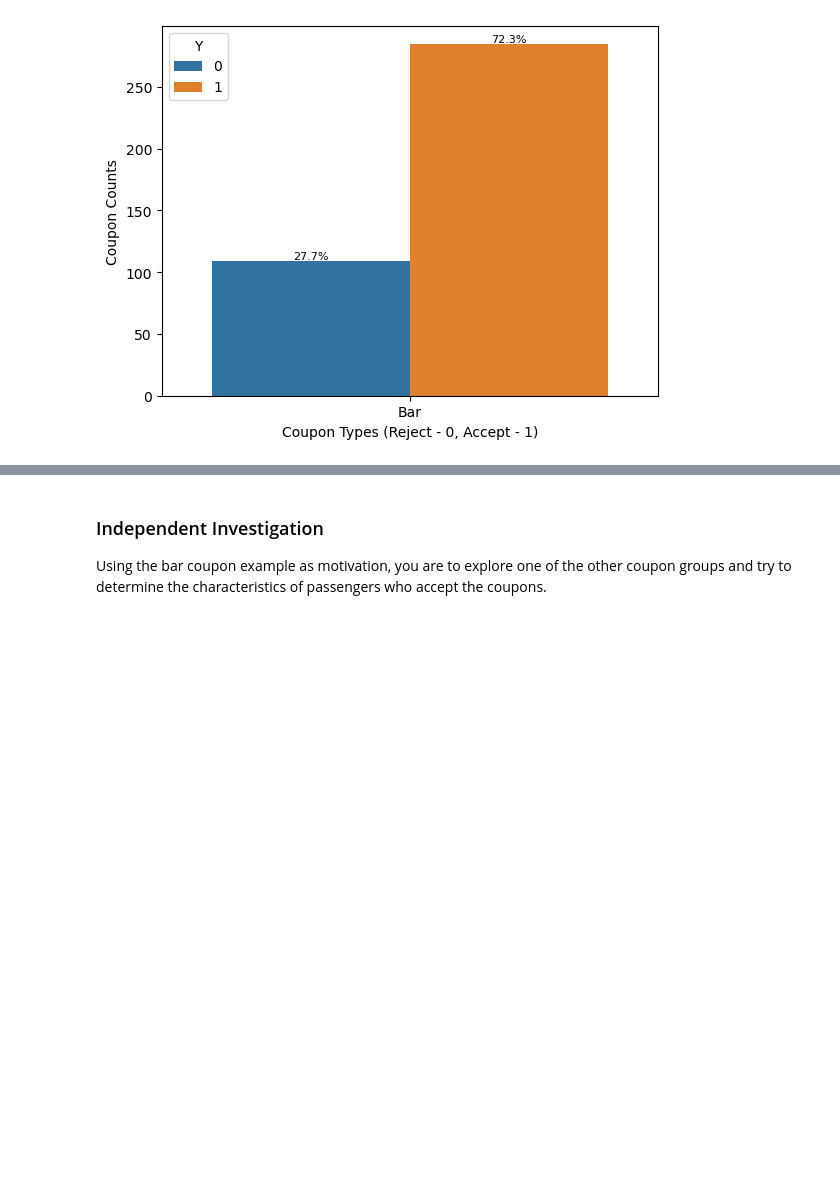
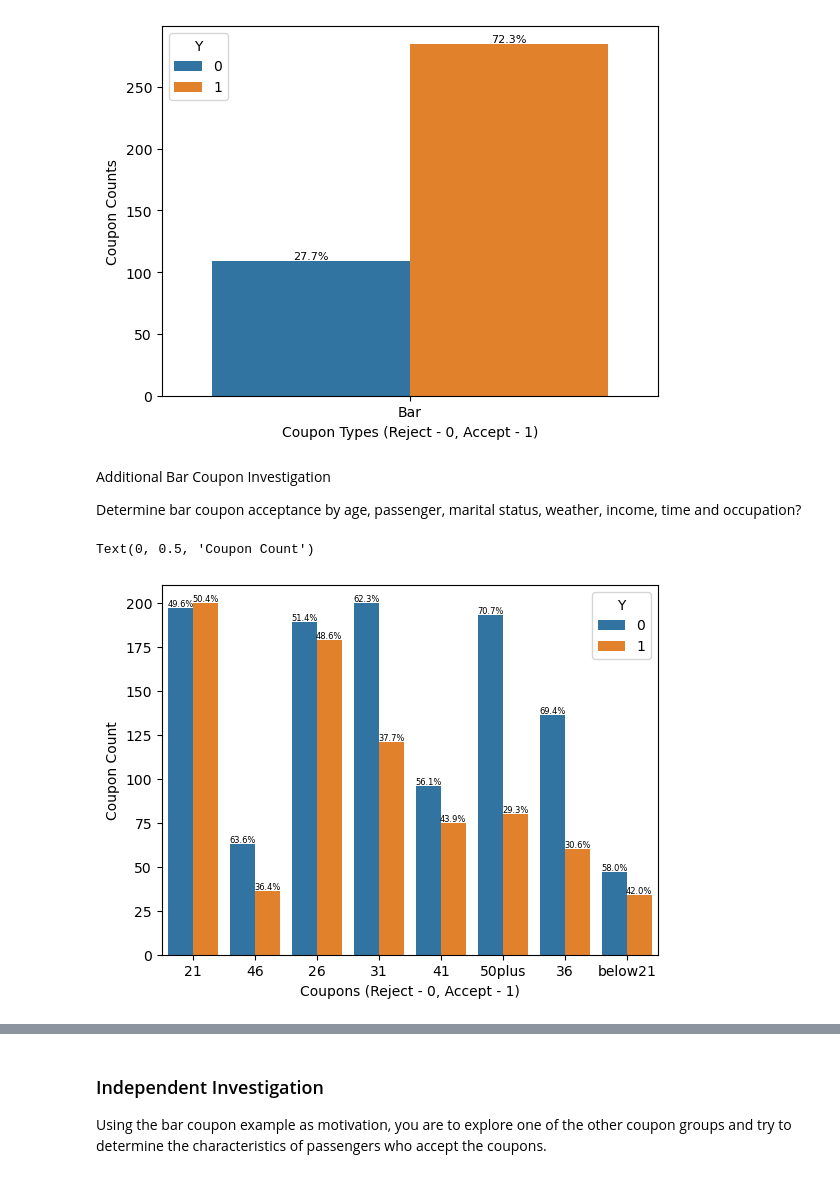
Before and after one commit to kudiges01/couponanalysis, a Jupyter notebook: prompt.ipynb, the cells around one changed output, grey strips where cells are left out. Cells and saved outputs as stored; diff of their text form; code cells hidden in the pictures; blank space fills up the shorter version.

Commit message:
Additional plots for analysis

```diff
--- a/prompt.ipynb
+++ b/prompt.ipynb
@@ -486,3 +486,15 @@ They also are likely to have passengers that were not a kid, so they are likely
 
 Recommend targetting coupons to the drivers who match the criteria listed above for maximum coupon acceptance rate
 [figure]
+# %% [markdown]
+Additional Bar Coupon Investigation
+
+Determine bar coupon acceptance by age, passenger, marital status, weather, income, time and occupation?
+# %%
+ax = sns.countplot(data = data_bar_coupons, x = "age", hue='Y')
+percentage(ax,6)
+ax.set_xlabel("Coupons (Reject - 0, Accept - 1)")
+ax.set_ylabel("Coupon Count")
+# %% [output]
+Text(0, 0.5, 'Coupon Count')
+[figure, added]
```
Also changed, not shown: parts of 6 cells of this notebook.
